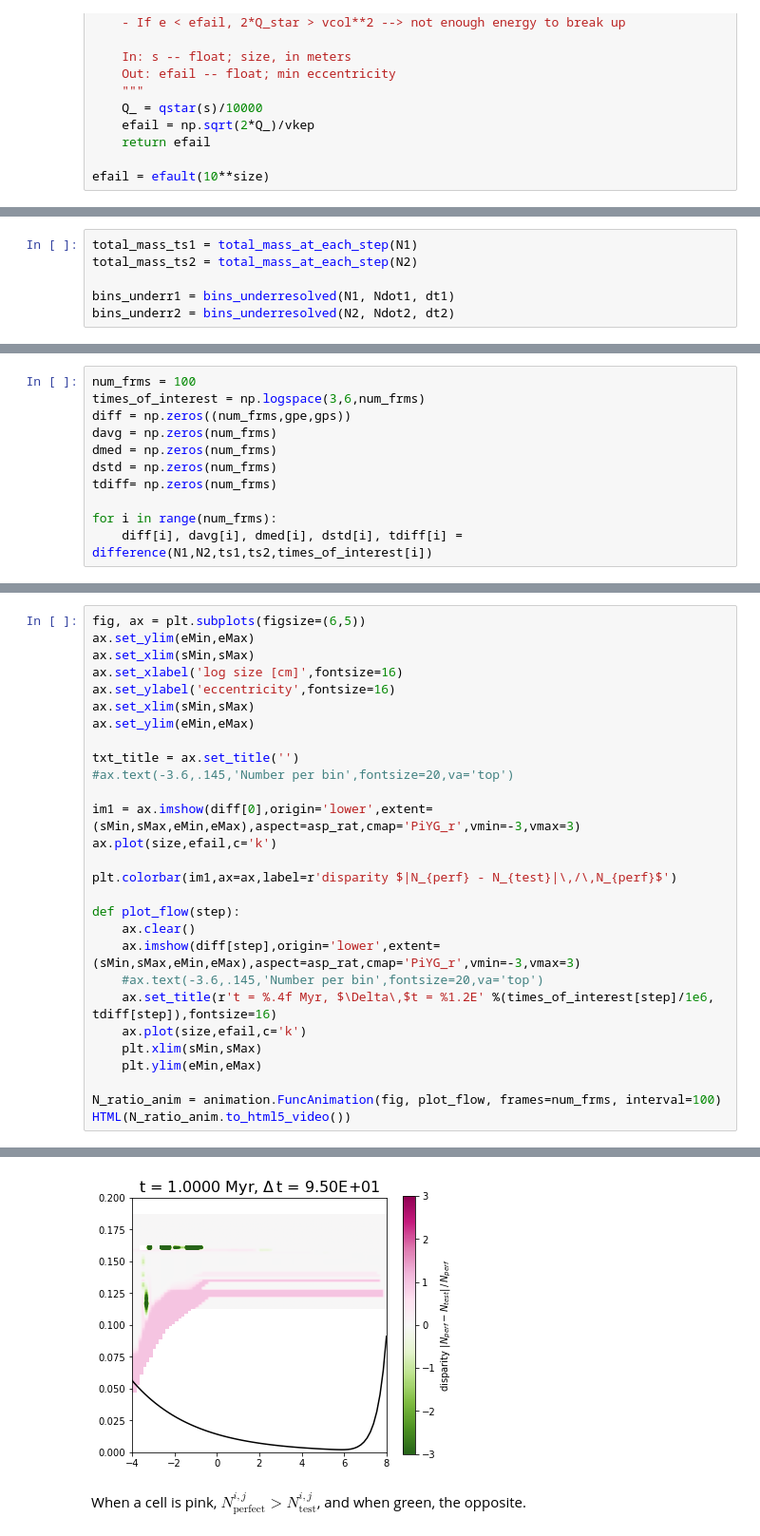
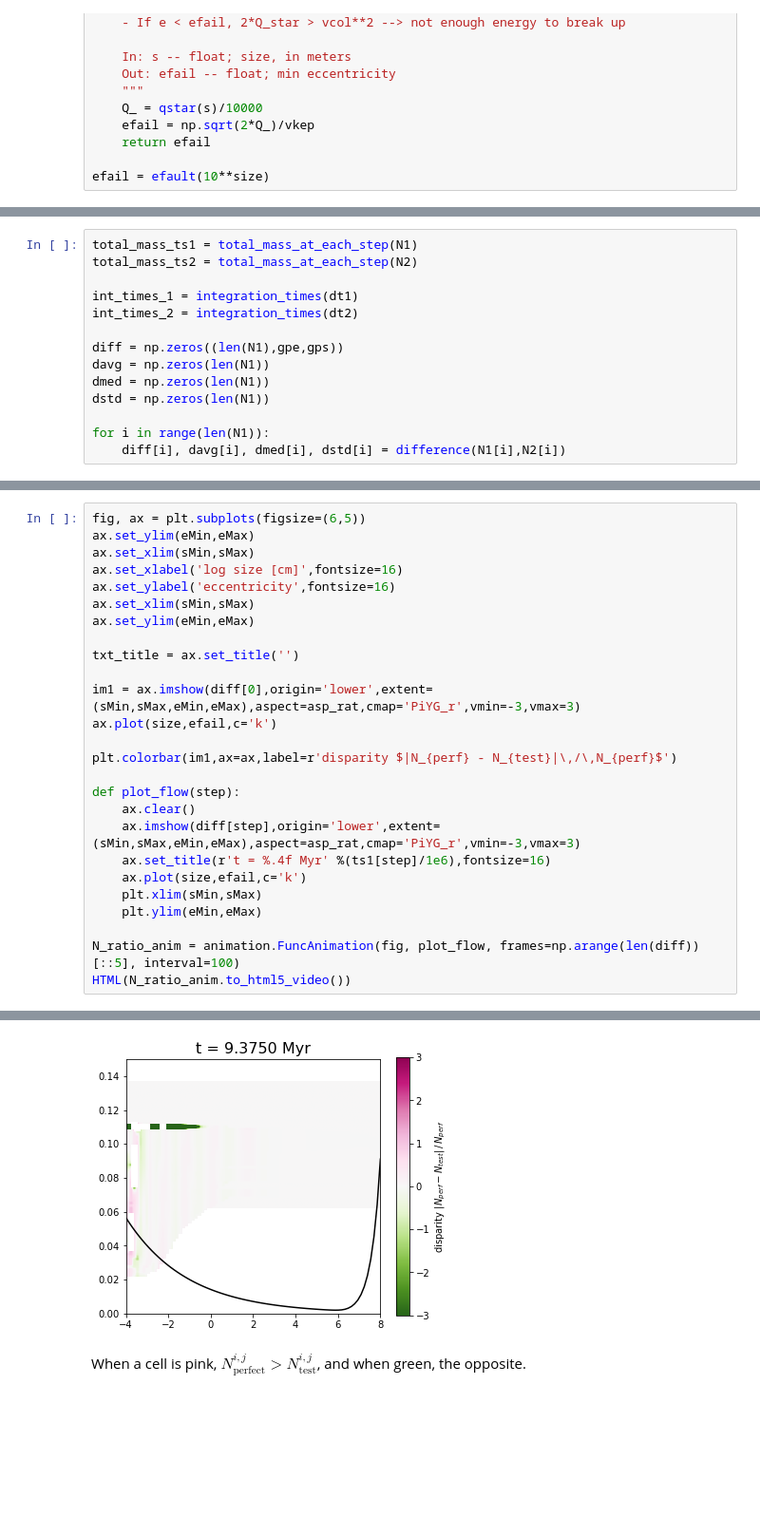
Before and after one commit to mdodici/cold-kuiper, a Jupyter notebook: 2_results_compare.ipynb, the cells around one changed output, grey strips where cells are left out. Shown at 95% size. Saved outputs shown, nothing was run; the diff lists cells and outputs as text; blank space fills up the shorter version.

```diff
--- a/2_results_compare.ipynb
+++ b/2_results_compare.ipynb
@@ -153,8 +166,16 @@ def bins_underresolved(N,Ndot,dt):
 total_mass_ts1 = total_mass_at_each_step(N1)
 total_mass_ts2 = total_mass_at_each_step(N2)
 
-bins_underr1 = bins_underresolved(N1, Ndot1, dt1)
-bins_underr2 = bins_underresolved(N2, Ndot2, dt2)
+int_times_1 = integration_times(dt1)
+int_times_2 = integration_times(dt2)
+
+diff = np.zeros((len(N1),gpe,gps))
+davg = np.zeros(len(N1))
+dmed = np.zeros(len(N1))
+dstd = np.zeros(len(N1))
+
+for i in range(len(N1)):
+    diff[i], davg[i], dmed[i], dstd[i] = difference(N1[i],N2[i])
 # %%
 fig,ax=plt.subplots(4,figsize=(7,8),sharex=True)
 
@@ -211,11 +210,0 @@ def difference(n1, n2, ts1, ts2, time):
-# %%
-num_frms = 100
-times_of_interest = np.logspace(3,6,num_frms)
-diff = np.zeros((num_frms,gpe,gps))
-davg = np.zeros(num_frms)
-dmed = np.zeros(num_frms)
-dstd = np.zeros(num_frms)
-tdiff= np.zeros(num_frms)
-
-for i in range(num_frms):
-    diff[i], davg[i], dmed[i], dstd[i], tdiff[i] = difference(N1,N2,ts1,ts2,times_of_interest[i])
@@ -242,33 +211,31 @@ Pick 100 log-spaced times between 1000 and 1e6 years. Find the timestep from the
 # %%
 fig, ax = plt.subplots(figsize=(6,5))
 ax.set_ylim(eMin,eMax)
 ax.set_xlim(sMin,sMax)
 ax.set_xlabel('log size [cm]',fontsize=16)
 ax.set_ylabel('eccentricity',fontsize=16)
 ax.set_xlim(sMin,sMax)
 ax.set_ylim(eMin,eMax)
 
 txt_title = ax.set_title('')
-#ax.text(-3.6,.145,'Number per bin',fontsize=20,va='top')
 
 im1 = ax.imshow(diff[0],origin='lower',extent=(sMin,sMax,eMin,eMax),aspect=asp_rat,cmap='PiYG_r',vmin=-3,vmax=3)
 ax.plot(size,efail,c='k')
 
 plt.colorbar(im1,ax=ax,label=r'disparity $|N_{perf} - N_{test}|\,/\,N_{perf}$')
 
 def plot_flow(step):
     ax.clear()
     ax.imshow(diff[step],origin='lower',extent=(sMin,sMax,eMin,eMax),aspect=asp_rat,cmap='PiYG_r',vmin=-3,vmax=3)
-    #ax.text(-3.6,.145,'Number per bin',fontsize=20,va='top')
-    ax.set_title(r't = %.4f Myr, $\Delta\,$t = %1.2E' %(times_of_interest[step]/1e6, tdiff[step]),fontsize=16)
+    ax.set_title(r't = %.4f Myr' %(ts1[step]/1e6),fontsize=16)
     ax.plot(size,efail,c='k')
     plt.xlim(sMin,sMax)
     plt.ylim(eMin,eMax)
 
-N_ratio_anim = animation.FuncAnimation(fig, plot_flow, frames=num_frms, interval=100)
+N_ratio_anim = animation.FuncAnimation(fig, plot_flow, frames=np.arange(len(diff))[::5], interval=100)
 HTML(N_ratio_anim.to_html5_video())
 # %% [output]
 [interactive output not drawn]
-[figure, old version]
+[figure, new version]
 # %% [markdown]
 When a cell is pink, $N^{i,j}_\text{perfect} > N^{i,j}_\text{test}$, and when green, the opposite.
```
Also changed, not shown: parts of 8 cells of this notebook, 1 other file.
